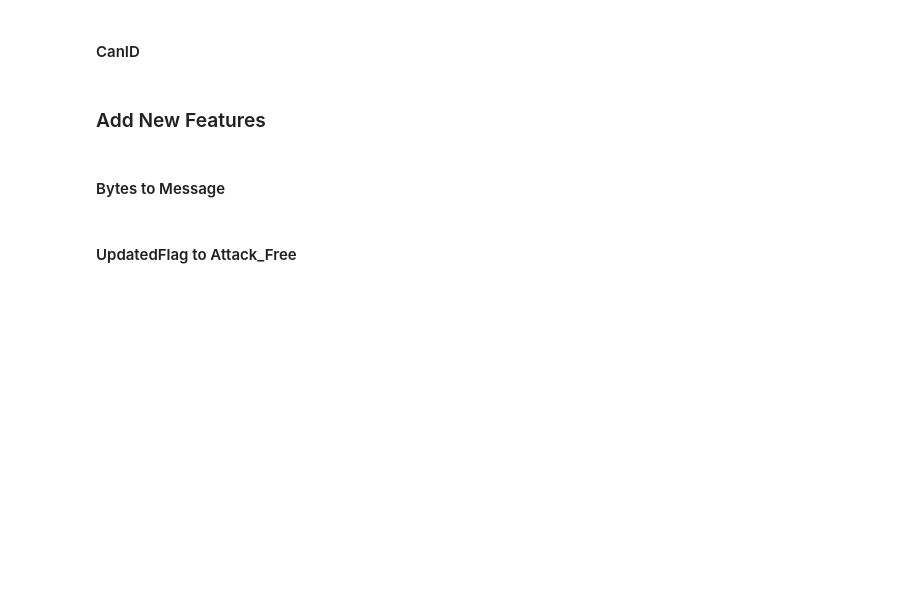
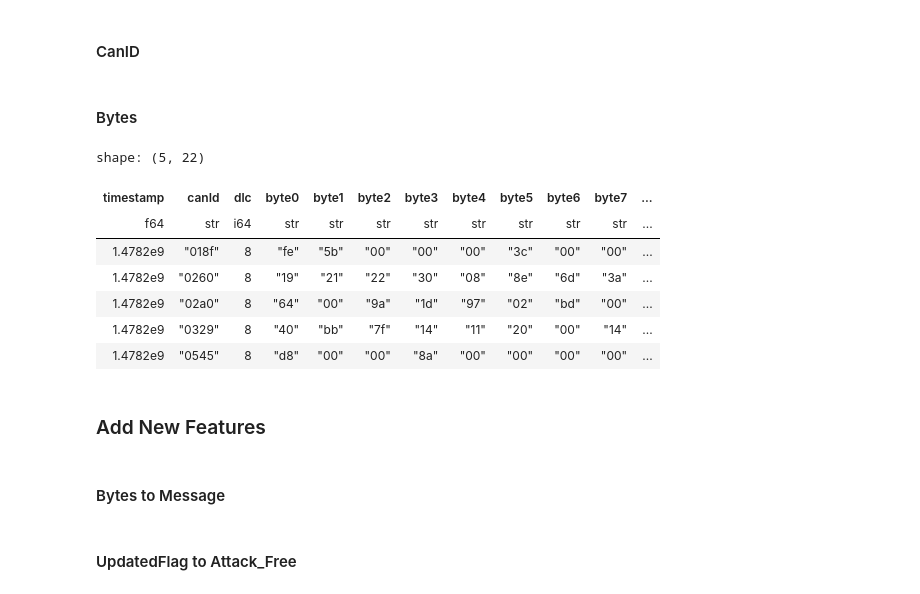
Before and after one commit to FatimeNazliAs/Intrusion-Detection-Systems-using-ML, a Jupyter notebook: notebooks/manipulation.ipynb, the cells around one changed output. Drawn from its saved outputs; the diff is of its cells as text; code cells hidden in the pictures; blank space fills up the shorter version.

```diff
--- a/notebooks/manipulation.ipynb
+++ b/notebooks/manipulation.ipynb
@@ -187,3 +182,5 @@ converted_canid_dfs = convert_multiple_dfs_str_hex_canid_to_int(
     converted_timestamp_dfs, new_canid_column_name, existing_canid_column_name
 )
 dos_df, fuzzy_df, attack_free_df = converted_canid_dfs
+# %% [markdown]
+#### Bytes
@@ -189,0 +219,36 @@ dos_df, fuzzy_df, attack_free_df = converted_canid_dfs
+# %%
+dfs=[dos_df, fuzzy_df, attack_free_df]
+max_dlc_number=max([df[existing_dlc_column_name].max() for df in dfs])
+existing_byte_column_names=[f"byte{i}"for i in range(max_dlc_number)]
+new_byte_column_names=[f"updatedByte{i}"for i in range(max_dlc_number)]
+# %%
+def convert_multiple_dfs_bytes_to_int(dfs,existing_column_names,new_column_names):
+    """
+    Convert byte columns in hexadecimal format to integer columns for multiple DataFrames.
+
+    This function applies the `convert_bytes_to_int` function to a list of DataFrames,
+    transforming specified byte columns in hexadecimal format into integer columns.
+
+    Parameters
+    ----------
+    dfs : list of pl.DataFrame
+        A list of DataFrames, each containing the byte columns to be converted.
+    existing_column_names : list of str
+        List of names of the existing byte columns in each DataFrame.
+    new_column_names : list of str
+        List of names for the new columns to store the converted integer values in each DataFrame.
+
+    Returns
+    -------
+    list of pl.DataFrame
+        A list of DataFrames with the newly added integer columns corresponding to the byte columns.
+
+    Raises
+    ------
+    ValueError
+        If the lengths of `existing_column_names` and `new_column_names` do not match.
+    """
+    return [
+        convert_bytes_to_int(df,existing_column_names,new_column_names)
+        for df in dfs
+    ]
@@ -190,3 +260,14 @@ dos_df, fuzzy_df, attack_free_df = converted_canid_dfs
+# %%
+dos_df.head()
+# %% [output]
+shape: (5, 22)
+| timestamp | canId | dlc | byte0 | byte1 | byte2 | byte3 | byte4 | byte5 | byte6 | byte7 | ... |
+| f64 | str | i64 | str | str | str | str | str | str | str | str | ... |
+| 1.4782e9 | "018f" | 8 | "fe" | "5b" | "00" | "00" | "00" | "3c" | "00" | "00" | ... |
+| 1.4782e9 | "0260" | 8 | "19" | "21" | "22" | "30" | "08" | "8e" | "6d" | "3a" | ... |
+| 1.4782e9 | "02a0" | 8 | "64" | "00" | "9a" | "1d" | "97" | "02" | "bd" | "00" | ... |
+| 1.4782e9 | "0329" | 8 | "40" | "bb" | "7f" | "14" | "11" | "20" | "00" | "14" | ... |
+| 1.4782e9 | "0545" | 8 | "d8" | "00" | "00" | "8a" | "00" | "00" | "00" | "00" | ... |
 # %% [markdown]
 ### Add New Features
 # %% [markdown]
```
Also changed, not shown: parts of 14 cells of this notebook, 1 other file.
